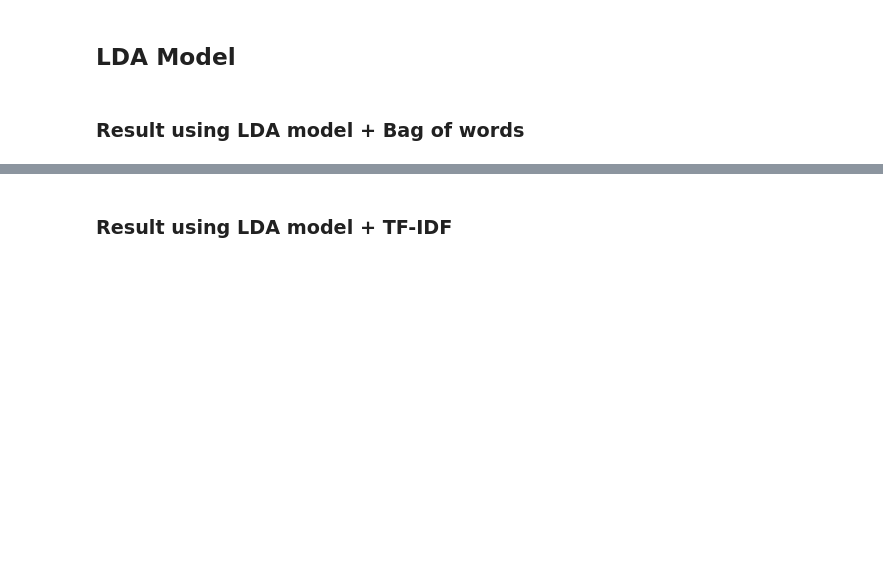
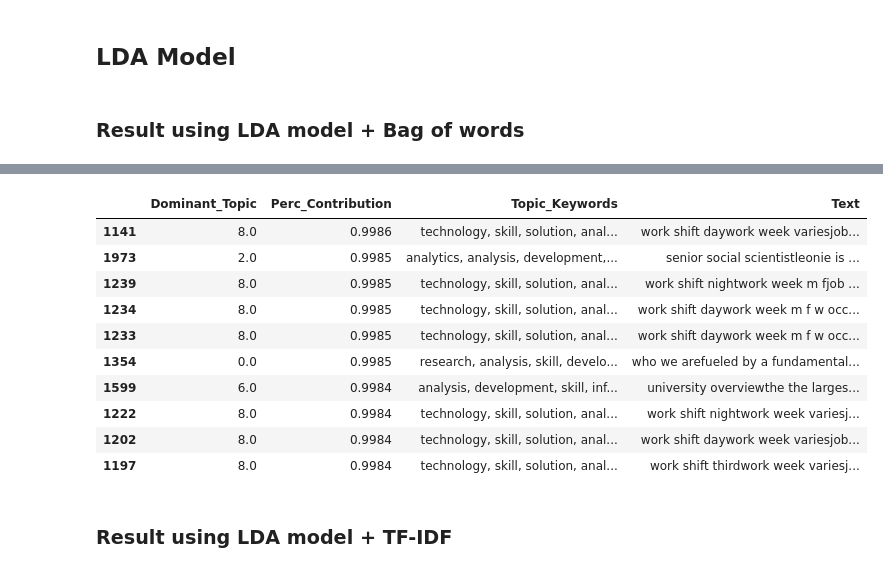
Before and after one commit to LiyanaRoslie/ds-keywords, a Jupyter notebook: ML - Topic_Modelling-Jobs_Listings.ipynb, the cells around one changed output, grey strips where cells are left out. Cells and saved outputs as stored; diff of their text form; code cells hidden in the pictures; blank space fills up the shorter version.

```diff
--- a/ML - Topic_Modelling-Jobs_Listings.ipynb
+++ b/ML - Topic_Modelling-Jobs_Listings.ipynb
@@ -202,3 +241,17 @@ topic
+# %%
+get_dominant_topics(jobs_listings_bow_ldamodel, jobs_listings_bow_corpus)
+# %% [output]
+|  | Dominant_Topic | Perc_Contribution | Topic_Keywords | Text |
+| 1141 | 8.0 | 0.9986 | technology, skill, solution, anal... | work shift daywork week variesjob... |
+| 1973 | 2.0 | 0.9985 | analytics, analysis, development,... | senior social scientistleonie is ... |
+| 1239 | 8.0 | 0.9985 | technology, skill, solution, anal... | work shift nightwork week m fjob ... |
+| 1234 | 8.0 | 0.9985 | technology, skill, solution, anal... | work shift daywork week m f w occ... |
+| 1233 | 8.0 | 0.9985 | technology, skill, solution, anal... | work shift daywork week m f w occ... |
+| 1354 | 0.0 | 0.9985 | research, analysis, skill, develo... | who we arefueled by a fundamental... |
+| 1599 | 6.0 | 0.9984 | analysis, development, skill, inf... | university overviewthe the larges... |
+| 1222 | 8.0 | 0.9984 | technology, skill, solution, anal... | work shift nightwork week variesj... |
+| 1202 | 8.0 | 0.9984 | technology, skill, solution, anal... | work shift daywork week variesjob... |
+| 1197 | 8.0 | 0.9984 | technology, skill, solution, anal... | work shift thirdwork week variesj... |
 # %% [markdown]
 ### Result using LDA model + TF-IDF
 # %%
```
Also changed, not shown: parts of 21 cells of this notebook, 1 other file.
